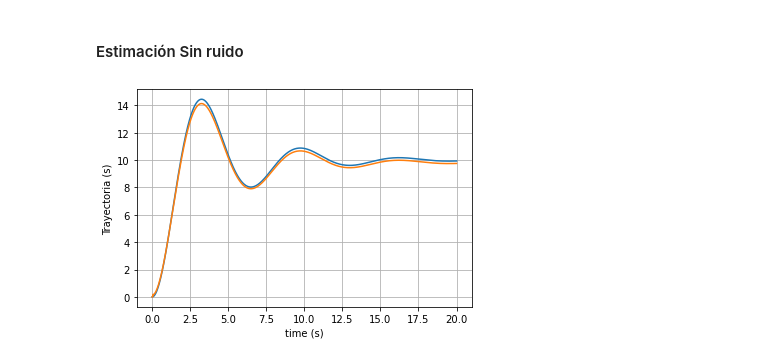
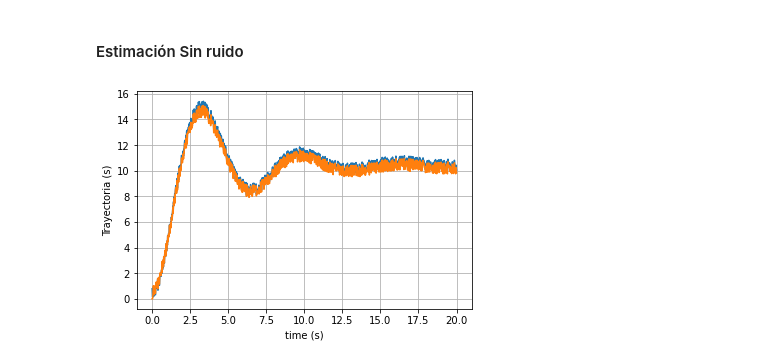
Before and after one commit to fedefiuba/Sumo_simulaciones, a Jupyter notebook: Kalman/Python/Ejemplo_Kalman.ipynb, the cells around one changed output. Saved outputs shown, nothing was run; the diff lists cells and outputs as text; code cells hidden in the pictures.

```diff
--- a/Kalman/Python/Ejemplo_Kalman.ipynb
+++ b/Kalman/Python/Ejemplo_Kalman.ipynb
@@ -72,7 +72,7 @@ for i in range (2, tam_vec):
     K =  np.dot(np.dot(Pk,np.transpose(C)),inv(np.dot(np.dot(C,Pk),np.transpose(C))+R))      #Ganancia de Kalman
 
 #Actualización
-    x1 = xk + K * (y1[i]-np.dot(C,xk))
+    x1 = xk + K * (y[i]-np.dot(C,xk))
     x = np.insert(x,i,[x1[0,0], x1[1,0]],axis=1)
 
 
@@ -86,12 +86,12 @@ x.shape
 # %%
 t = np.linspace(0,20,1000)
 
-#plt.plot(t1,y)    #Señal con ruido
-plt.plot(t1,y1)    #Señal sin ruido
+plt.plot(t1,y)    #Señal con ruido
+#plt.plot(t1,y1)    #Señal sin ruido
 plt.plot(t,x[0,:]) #Estimación Kalman
 
 plt.xlabel('time (s)')
 plt.ylabel('Trayectoria (s)')
 plt.grid()
 # %% [output]
-[figure, old version]
+[figure, new version]
```
